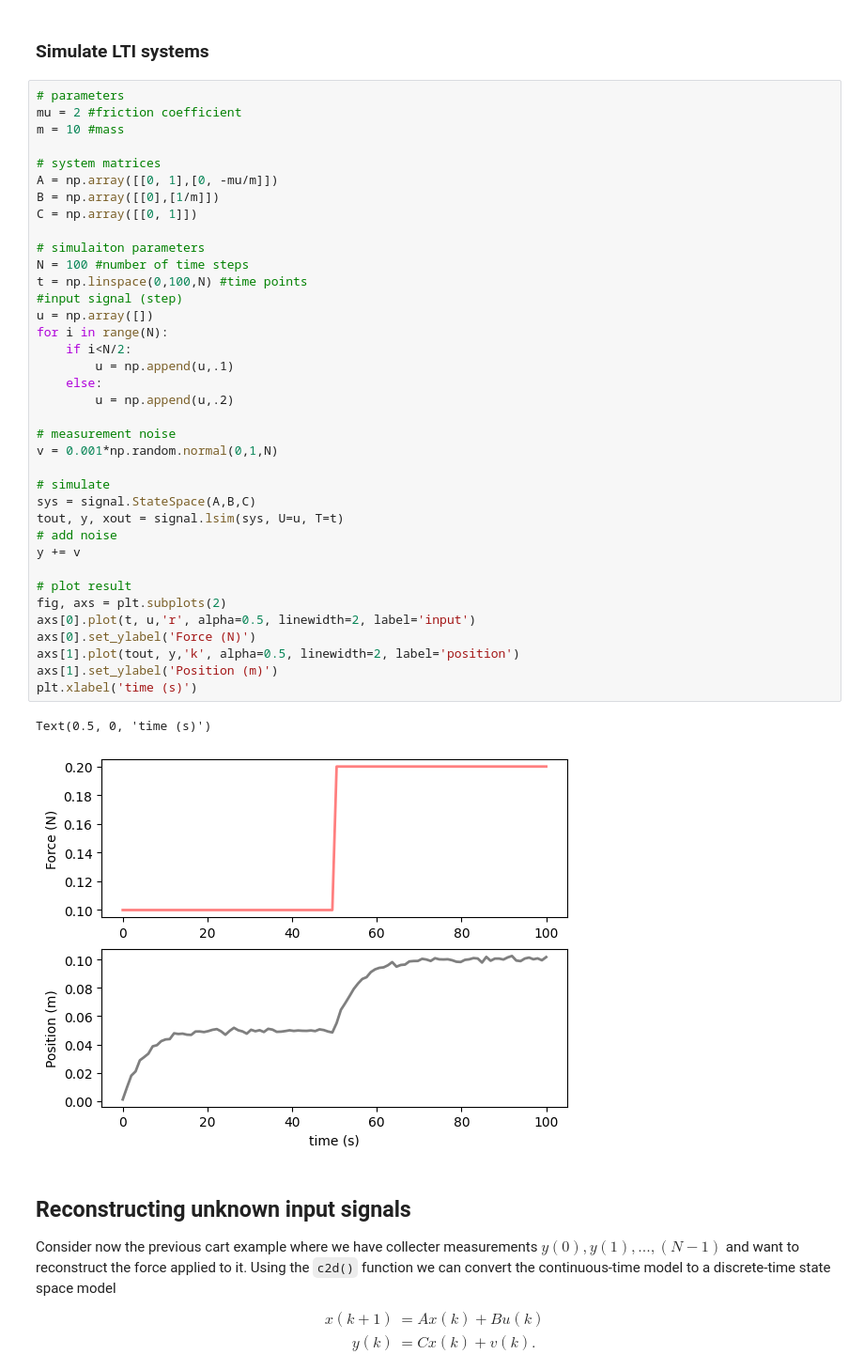
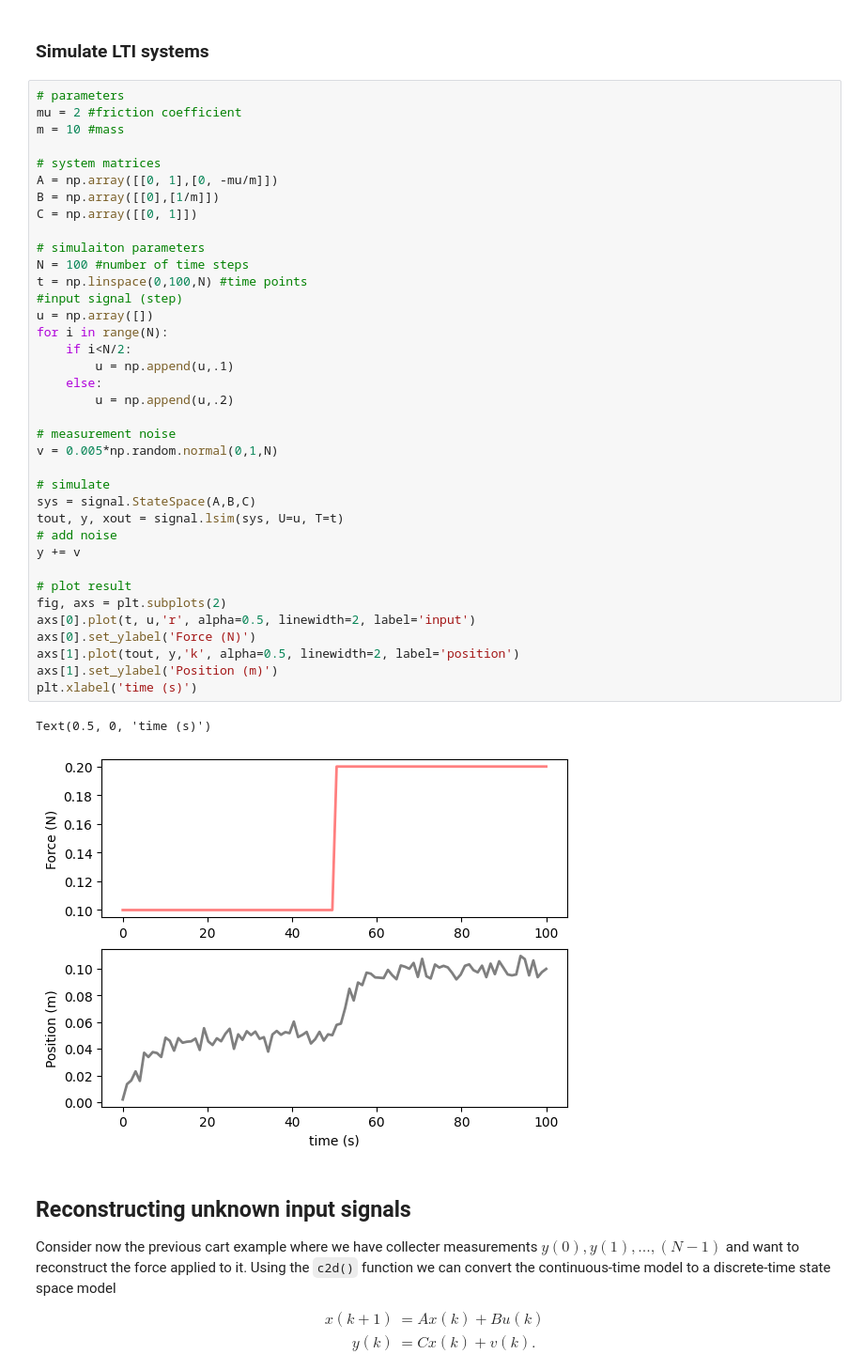
Before and after one commit to mmanngard/VirtualSensors, a Jupyter notebook: notebooks/virtual_sensing_introduction.ipynb, the cells around one changed output. Shown at 94% size. Cells and saved outputs as stored; diff of their text form.

```diff
--- a/notebooks/virtual_sensing_introduction.ipynb
+++ b/notebooks/virtual_sensing_introduction.ipynb
@@ -85,35 +85,35 @@ B = np.array([[0],[1/m]])
 C = np.array([[0, 1]])
 
 # simulaiton parameters
 N = 100 #number of time steps
 t = np.linspace(0,100,N) #time points
 #input signal (step)
 u = np.array([])
 for i in range(N):
     if i<N/2:
         u = np.append(u,.1)
     else:
         u = np.append(u,.2)
 
 # measurement noise
-v = 0.001*np.random.normal(0,1,N)
+v = 0.005*np.random.normal(0,1,N)
 
 # simulate
 sys = signal.StateSpace(A,B,C)
 tout, y, xout = signal.lsim(sys, U=u, T=t)
 # add noise
 y += v
 
 # plot result
 fig, axs = plt.subplots(2)
 axs[0].plot(t, u,'r', alpha=0.5, linewidth=2, label='input')
 axs[0].set_ylabel('Force (N)')
 axs[1].plot(tout, y,'k', alpha=0.5, linewidth=2, label='position')
 axs[1].set_ylabel('Position (m)')
 plt.xlabel('time (s)')
 # %% [output]
 Text(0.5, 0, 'time (s)')
-[figure, old version]
+[figure, new version]
 # %% [markdown]
 ## Reconstructing unknown input signals
 Consider now the previous cart example where we have collecter measurements $y(0), y(1),...,(N-1)$ and want to reconstruct the force applied to it. Using the `c2d()` function we can convert the continuous-time model to a discrete-time state space model
```
Also changed, not shown: parts of 5 cells of this notebook.
